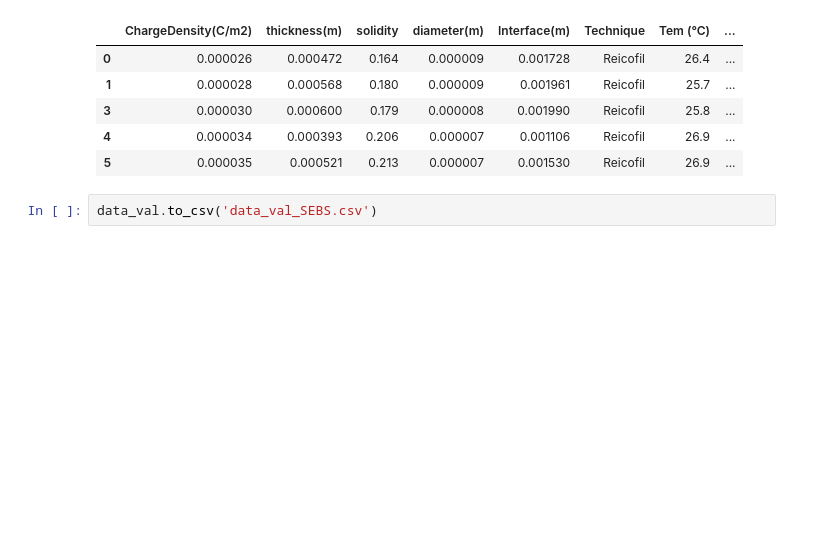
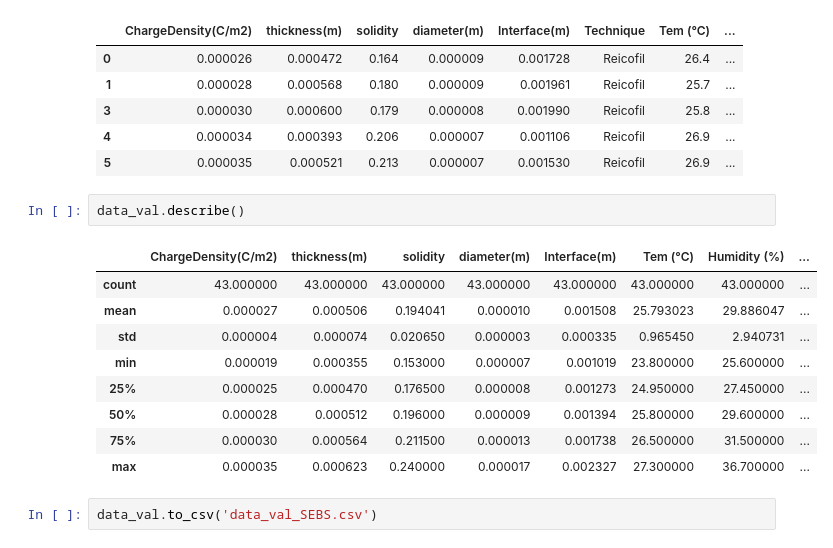
Before and after one commit to ywang1110/Modeling_Triboelectric_Performance, a Jupyter notebook: Humidity___SEBS.ipynb, the cells around one changed output. Saved outputs shown, nothing was run; the diff lists cells and outputs as text; blank space fills up the shorter version.

```diff
--- a/Humidity___SEBS.ipynb
+++ b/Humidity___SEBS.ipynb
@@ -227,6 +227,18 @@ data_val.head()
 | 3 | 0.000030 | 0.000600 | 0.179 | 0.000008 | 0.001990 | Reicofil | 25.8 | ... |
 | 4 | 0.000034 | 0.000393 | 0.206 | 0.000007 | 0.001106 | Reicofil | 26.9 | ... |
 | 5 | 0.000035 | 0.000521 | 0.213 | 0.000007 | 0.001530 | Reicofil | 26.9 | ... |
+# %%
+data_val.describe()
+# %% [output]
+|  | ChargeDensity(C/m2) | thickness(m) | solidity | diameter(m) | Interface(m) | Tem (°C) | Humidity (%) | ... |
+| count | 43.000000 | 43.000000 | 43.000000 | 43.000000 | 43.000000 | 43.000000 | 43.000000 | ... |
+| mean | 0.000027 | 0.000506 | 0.194041 | 0.000010 | 0.001508 | 25.793023 | 29.886047 | ... |
+| std | 0.000004 | 0.000074 | 0.020650 | 0.000003 | 0.000335 | 0.965450 | 2.940731 | ... |
+| min | 0.000019 | 0.000355 | 0.153000 | 0.000007 | 0.001019 | 23.800000 | 25.600000 | ... |
+| 25% | 0.000025 | 0.000470 | 0.176500 | 0.000008 | 0.001273 | 24.950000 | 27.450000 | ... |
+| 50% | 0.000028 | 0.000512 | 0.196000 | 0.000009 | 0.001394 | 25.800000 | 29.600000 | ... |
+| 75% | 0.000030 | 0.000564 | 0.211500 | 0.000013 | 0.001738 | 26.500000 | 31.500000 | ... |
+| max | 0.000035 | 0.000623 | 0.240000 | 0.000017 | 0.002327 | 27.300000 | 36.700000 | ... |
 # %%
 data_val.to_csv('data_val_SEBS.csv')
 # %%
```
Also changed, not shown: parts of 1 cell of this notebook.
